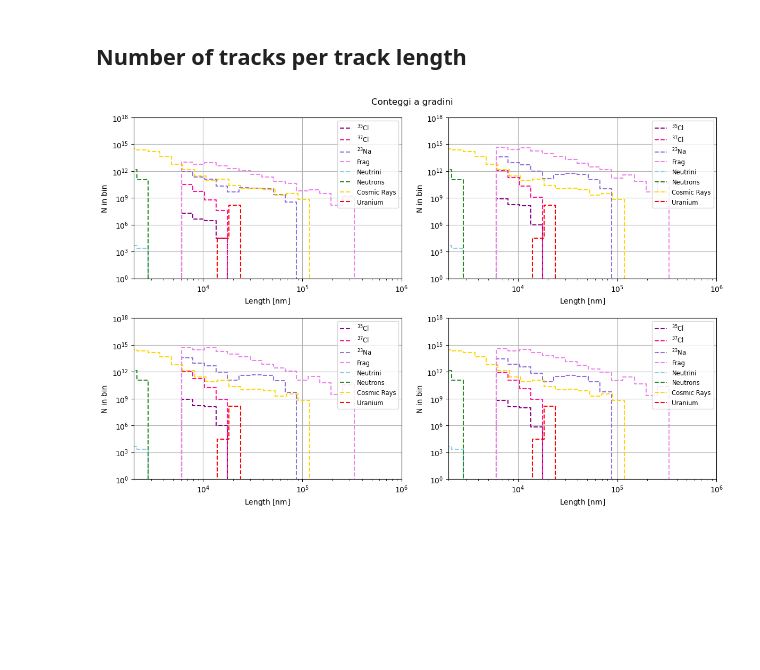
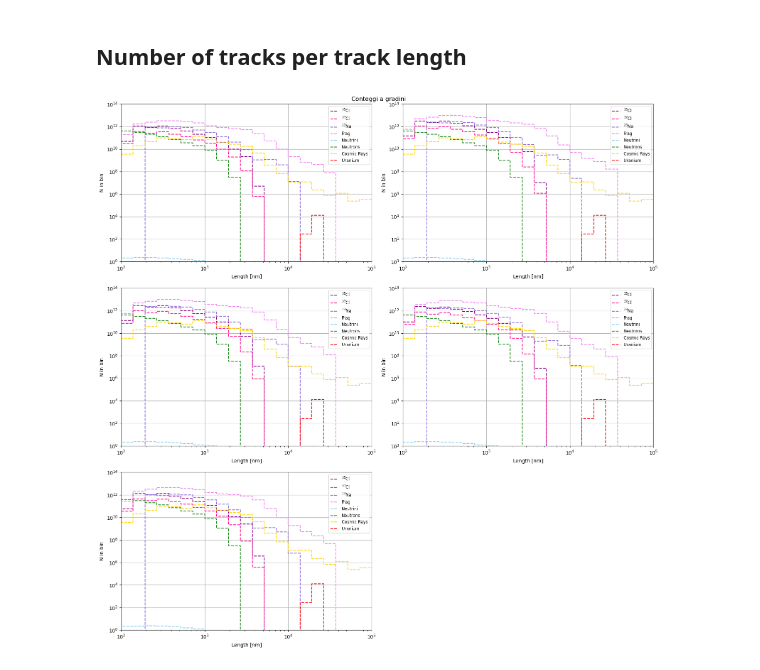
Before and after one commit to fedemaio/Bachelor-Thesis, a Jupyter notebook: all_you_need/geant/exposed_hal.ipynb, the cells around one changed output. Cells and saved outputs as stored; diff of their text form; code cells hidden in the pictures; blank space fills up the shorter version.

```diff
--- a/all_you_need/geant/exposed_hal.ipynb
+++ b/all_you_need/geant/exposed_hal.ipynb
@@ -4,12 +4,12 @@ from paleopy import *
 # %%
 # Parametri iniziali
 Er = np.logspace(-2, 3, 101)  # Energia in MeV
-time_exposure = 3450 * 365 * 24 * 60 * 60  # Tempo di esposizione in secondi
-label_time_fluxes = ["100yr", "300yr", "1kyr", "3kyr"]  # Nome dei file .dat del tempo di durata dei flussi
-time_fluxes = [5e-5, 4.5e-4, 1.35e-3, 3.5e-3]  # Intervallo tra un flusso e l'altro in Myr
+time_exposure = 13500 * 365 * 24 * 60 * 60  # Tempo di esposizione in secondi
+label_time_fluxes = ["100yr", "300yr", "1kyr", "3kyr", "10kyr"]  # Nome dei file .dat del tempo di durata dei flussi
+time_fluxes = [1.5e-4, 4.5e-4, 1.35e-3, 3.5e-3, 1.35e-2]  # Intervallo tra un flusso e l'altro in Myr
 
-# Crea la figura e i subplot 2x2
-fig, axs = plt.subplots(2, 2, figsize=(12, 8))
+# Crea la figura e i subplot 3x2
+fig, axs = plt.subplots(3, 2, figsize=(16, 14))
 fig.suptitle("Rate differenziale da rinculo nucleare $\\frac{{dR}}{{dE}}$", fontsize=16)
 
 for i, label in enumerate(label_time_fluxes):
@@ -38,12 +38,13 @@ for i, label in enumerate(label_time_fluxes):
 
     # Seleziona il subplot corrente
     ax = axs[i // 2, i % 2]
+    axs[2,1].set_visible(False) #nascondo il subplor che non mi serve
 
     # Disegna nel subplot corrente
-    ax.loglog(Er_mid * 1e3, F35(Er_mid) * 1e-3 / (length * rho), label="$^{35}$Cl", linewidth=2, color='skyblue')
-    ax.loglog(Er_mid * 1e3, F37(Er_mid) * 1e-3 / (length * rho), label="$^{37}$Cl", linewidth=2, color='gold')
-    ax.loglog(Er_mid * 1e3, F23(Er_mid) * 1e-3 / (length * rho), label="$^{23}$Na", linewidth=2, color='forestgreen')
-    ax.loglog(Er_mid * 1e3, Frag * 1e-3 / Er_width / (length * rho), label='Fragments', linewidth=2, color='brown')
+    ax.loglog(Er_mid * 1e3, F35(Er_mid) * 1e-3 / (length * rho), label="$^{35}$Cl", linewidth=2, color='seagreen')
+    ax.loglog(Er_mid * 1e3, F37(Er_mid) * 1e-3 / (length * rho), label="$^{37}$Cl", linewidth=2, color='greenyellow')
+    ax.loglog(Er_mid * 1e3, F23(Er_mid) * 1e-3 / (length * rho), label="$^{23}$Na", linewidth=2, color='maroon')
+    ax.loglog(Er_mid * 1e3, Frag * 1e-3 / Er_width / (length * rho), label='Fragments', linewidth=2, color='peru')
 
     ax.set_xlabel("E [$\\mathrm{keV}$]")
     ax.set_ylabel("dR/dE [$\\mathrm{keV}^{-1}\\,\\mathrm{kg}^{-1}\\,\\mathrm{Myr}^{-1}\\,\\mathrm{sr}^{-1}$]")
@@ -289,105 +277,87 @@ def integrate_in_bins(x, y, x_bins):
 # %%
 # Parametri iniziali
 Er = np.logspace(-2, 3, 101)  # Energia in MeV
-time_exposure = 3500 * 365 * 24 * 60 * 60  # Tempo di esposizione in secondi
-label_time_fluxes = ["100yr", "300yr", "1kyr", "3kyr"]  # Nome dei file .dat del tempo di durata dei flussi
-time_fluxes = [1e-5, 4.5e-4, 1.35e-3, 3.5e-3]  # Intervallo tra un flusso e l'altro in Myr
+time_exposure = 13500 * 365 * 24 * 60 * 60  # Tempo di esposizione in secondi
+label_time_fluxes = ["100yr", "300yr", "1kyr", "3kyr", "10kyr"]  # Nome dei file .dat del tempo di durata dei flussi
+time_fluxes = [1.5e-4, 4.5e-4, 1.35e-3, 3.5e-3, 1.35e-2]  # Intervallo tra un flusso e l'altro in Myr
 
-Na  = 6.022e23
-tau = 6.45e3  # Myr, tempo di dimezzamento dell'U238
-t   = 1.0     # Myr, durata dell'esposizione
-U_frac=5e-6   # concentrazione di Uranio in halite
-factor = 1e-5*(5.4e-7)*((U_frac)*Na*1e3/(238))/tau
 
-fig, axs = plt.subplots(2, 2, figsize=(12, 8))
+fig, axs = plt.subplots(3, 2, figsize=(16, 16))
 fig.suptitle("Conteggi a gradini")
 
 for idx, label in enumerate(label_time_fluxes):
-    # 1) Carica il flusso iniziale e crea interpolatore
+    # Carica il flusso iniziale e crea interpolatore
     x, y = np.loadtxt(f"MuonFluxes/SN20pc{label}.txt", usecols=(0, 1), unpack=True)
     y = y[:-1] / np.diff(x)
     x = x[:-1]
     flux_func = log_interp1d(x, y)
 
-    # 2) Integra e conteggi
+    # Integra e conteggi
     Num = Integration([flux_func], [time_fluxes[idx]], time_exposure)
     Conta = Count(Num, Er)
 
     Er_width = np.diff(Er)
     Er_mid   = Er[:-1] + Er_width/2
 
-    # 3) Somma i fragmenti vari
+    # Somma i fragmenti vari
     Frag = np.zeros(len(Er_mid))
     for k in range(len(Conta[4])):  # Conta[4] = "lunghezza di nuclei" (?)
         for l in range(len(Er_mid)):
             Frag[l] += Conta[3][k][l]
 
-    # 4) Interpola i contributi
-    F35 = interp1d(Er_mid, factor*Conta[0] / Er_width, fill_value='extrapolate')
-    F37 = interp1d(Er_mid, factor*Conta[1] / Er_width, fill_value='extrapolate')
-    F23 = interp1d(Er_mid, factor*Conta[2] / Er_width, fill_value='extrapolate')
+    # Interpola i contributi
+    F35 = interp1d(Er_mid, Conta[0] / Er_width, fill_value='extrapolate')
+    F37 = interp1d(Er_mid, Conta[1] / Er_width, fill_value='extrapolate')
+    F23 = interp1d(Er_mid, Conta[2] / Er_width, fill_value='extrapolate')
 
     # Subplot
     ax = axs[idx // 2, idx % 2]
+    axs[2,1].set_visible(False) #nascondo il subplor che non mi serve
 
-    # 5) Definiamo i bin su x (lunghezza) e calcoliamo dR/dx
+    # Definiamo i bin su x (lunghezza) e calcoliamo dR/dx
     z_bins = np.linspace(0, 100000, 100000)
     zz_centre = z_bins[:-1] + np.diff(z_bins)/2.
 
-    y_values35 = halite.dRdx_modified(z_bins, Er_mid, F35(Er_mid)*1e-3/(length*rho))
-    y_values37 = halite.dRdx_modified(z_bins, Er_mid, F37(Er_mid)*1e-3/(length*rho))
-    y_values23 = halite.dRdx_modified(z_bins, Er_mid, F23(Er_mid)*1e-3/(length*rho))
+    y_values35 = halite.dRdx_modified(z_bins, Er_mid*1e3, F35(Er_mid)*1e-3/(length*rho))
+    y_values37 = halite.dRdx_modified(z_bins, Er_mid*1e3, F37(Er_mid)*1e-3/(length*rho))
+    y_values23 = halite.dRdx_modified(z_bins, Er_mid*1e3, F23(Er_mid)*1e-3/(length*rho))
 
-    y_valuesFrag = halite.dRdx_modified(z_bins, Er_mid, factor*Frag*1e-3/Er_width/(length*rho))
-    # Scelta dei bin di lunghezza (in nm), da 1e3 a 1e5 su scala log:
-    i_bins = np.logspace(-2, 6, 70)  # 20 bin => 21 edges
+    y_valuesFrag = halite.dRdx_modified(z_bins, Er_mid*1e3, Frag*1e-3/Er_width/(length*rho))
+    # Scelta dei bin di lunghezza (in nm), da 1e-2 a 1e5 su scala log:
+    i_bins = np.logspace(-2, 5, 50)  # 20 bin => 21 edges
 
     # Integra y_values nei bin:
     counts_35 = integrate_in_bins(zz_centre, y_values35, i_bins)
     counts_37 = integrate_in_bins(zz_centre, y_values37, i_bins)
     counts_23 = integrate_in_bins(zz_centre, y_values23, i_bins)
     counts_Frag = integrate_in_bins(zz_centre, y_valuesFrag, i_bins)
     counts_nu = integrate_in_bins(zz_centre, y_nu, i_bins)
     counts_neutrons = integrate_in_bins(zz_centre, y_neutrons, i_bins)
     counts_cosmics = integrate_in_bins(zz_centre, y_cosmicrays, i_bins)
     counts_U = integrate_in_bins(zz_centre, yU_interp, i_bins)
 
+    #signal plot
+    ax.step(i_bins, np.r_[counts_35, counts_35[-1]], where='post', color='darkmagenta', linestyle='--', label='$^{35}$Cl')
+    ax.step(i_bins, np.r_[counts_37, counts_37[-1]], where='post', color='deeppink',   linestyle='--', label='$^{37}$Cl')
+    ax.step(i_bins, np.r_[counts_23, counts_23[-1]], where='post', color='mediumpurple', linestyle='--', label='$^{23}$Na')
+    ax.step(i_bins, np.r_[counts_Frag, counts_Frag[-1]], where='post', color='violet', linestyle='--', label='Frag')
 
-
-    #print("y_values35 =", y_values35)
-    #print("y_values37 =", y_values37)
-    #print("y_values23 =", y_values23)
-
-    #print("F35(Er_mid) =", F35(Er_mid))
-    #print("F37(Er_mid) =", F37(Er_mid))
-    #print("F23(Er_mid) =", F23(Er_mid))
-
-
-
-
-
-
-    ax.step(i_bins*1e3, np.r_[counts_35, counts_35[-1]], where='post', color='darkmagenta', linestyle='--', label='$^{35}$Cl')
-    ax.step(i_bins*1e3, factor*np.r_[counts_37, counts_37[-1]], where='post', color='deeppink',   linestyle='--', label='$^{37}$Cl')
-    ax.step(i_bins*1e3, factor*np.r_[counts_23, counts_23[-1]], where='post', color='mediumpurple', linestyle='--', label='$^{23}$Na')
-    ax.step(i_bins*1e3, factor*np.r_[counts_Frag, counts_Frag[-1]], where='post', color='violet', linestyle='--', label='Frag')
-
-    #background:
+    #background plot
     ax.step(i_bins, np.r_[counts_nu, counts_nu[-1]], where='post', color='skyblue', linestyle='--', label='Neutrini') #non moltiplico questi background per factor perchè lo sono già le loro y
     ax.step(i_bins, np.r_[counts_neutrons, counts_neutrons[-1]], where='post', color='forestgreen', linestyle='--', label='Neutrons')
     ax.step(i_bins, np.r_[counts_cosmics, counts_cosmics[-1]], where='post', color='gold', linestyle='--', label='Cosmic Rays')
     ax.step(i_bins, np.r_[counts_U, counts_U[-1]], where='post', color='red', linestyle='--', label='Uranium')
 
     ax.set_xlabel("Length [$\\mathrm{nm}$]")
     ax.set_ylabel("N in bin")
     ax.set_xscale('log')
     ax.set_yscale('log')
-    ax.set_xlim(2e3, 1e6)
-    ax.set_ylim(1, 1e18)
+    ax.set_xlim(1e2, 1e5)
+    ax.set_ylim(1, 1e14)
     ax.legend(loc="upper right", fontsize="small")
     ax.grid(True)
 
 plt.tight_layout()
 plt.show()
 # %% [output]
-[figure, old version]
+[figure, new version]
```
Also changed, not shown: parts of 4 cells of this notebook, 2 other files.
